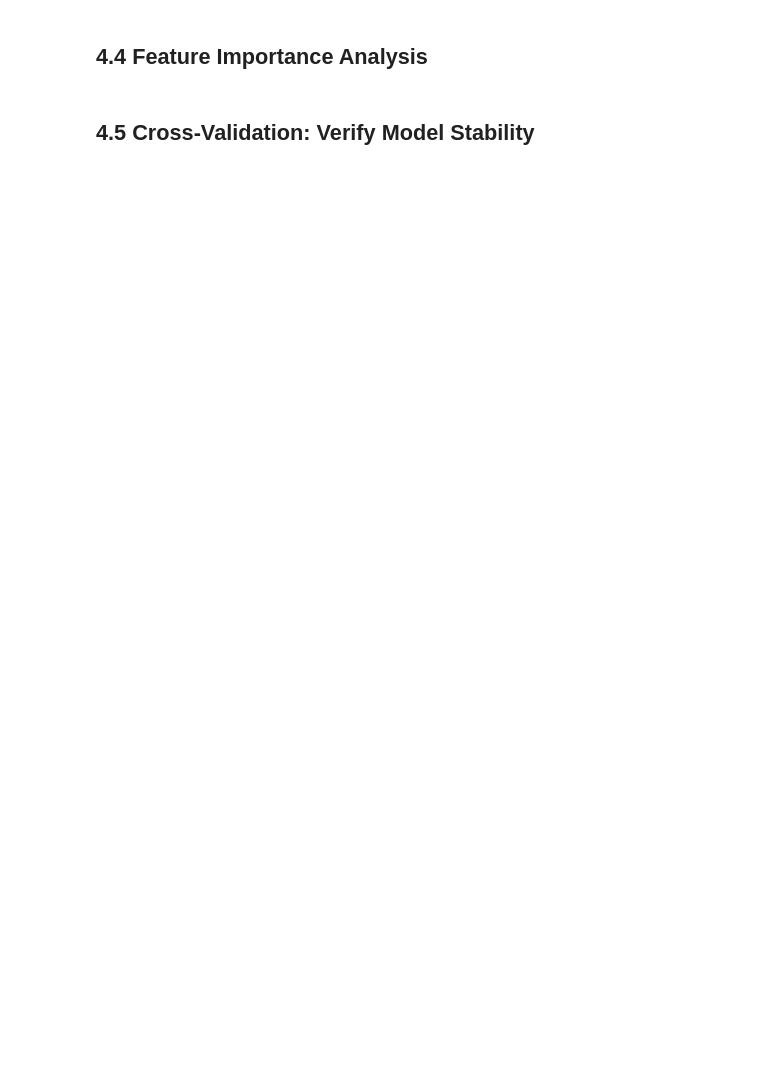
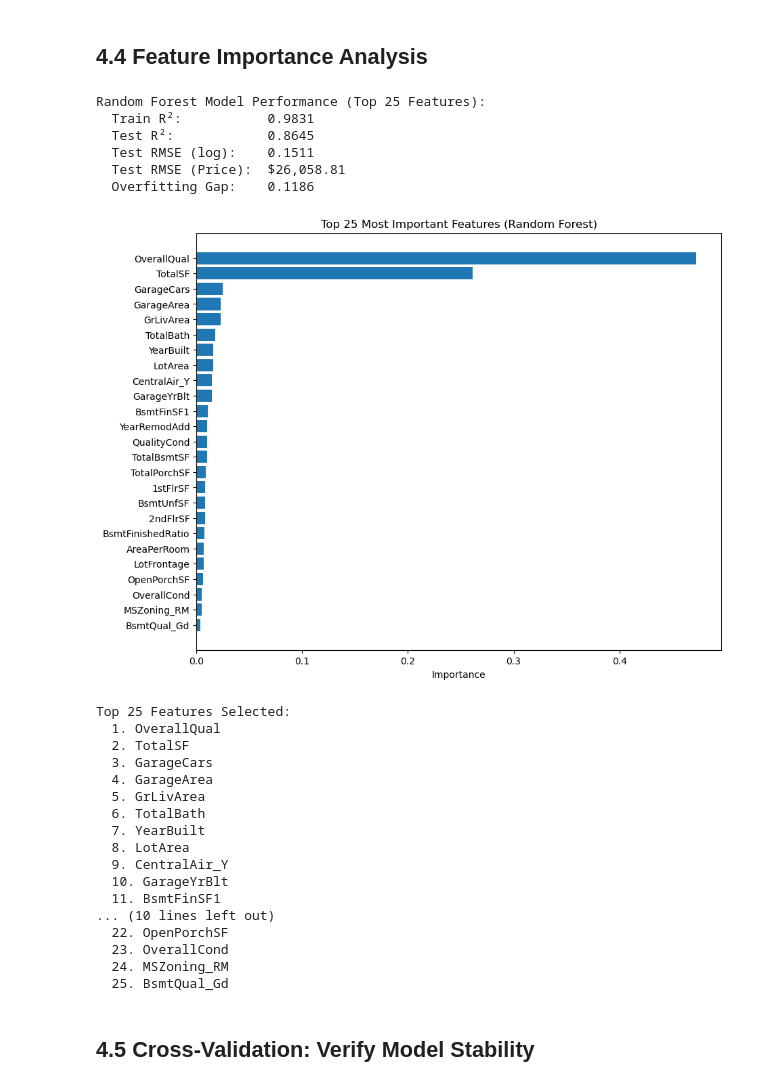
Before and after one commit to 1213dsas/MLDP-Project3, a Jupyter notebook: MLDP Program Codes Submission Template.ipynb, the cells around one changed output. Saved outputs shown, nothing was run; the diff lists cells and outputs as text; code cells hidden in the pictures; blank space fills up the shorter version.

Commit message:
Final Model Performance

```diff
--- a/MLDP Program Codes Submission Template.ipynb
+++ b/MLDP Program Codes Submission Template.ipynb
@@ -1289,8 +1308,8 @@ rf_model.fit(X_train, y_train)
 y_pred_train_rf = rf_model.predict(X_train)
 y_pred_test_rf = rf_model.predict(X_test)
 
-train_r2_rf = r2_score(y_train, y_pred_train_rf)
-test_r2_rf = r2_score(y_test, y_pred_test_rf)
+train_rf = r2_score(y_train, y_pred_train_rf)
+test_rf = r2_score(y_test, y_pred_test_rf)
 
 test_rmse_price_rf = np.sqrt(
     mean_squared_error(
@@ -1299,42 +1318,61 @@ test_rmse_price_rf = np.sqrt(
     )
 )
 test_rmse_log_rf = np.sqrt(
     mean_squared_error(y_test, y_pred_test_rf)
 )
 print(f"\nRandom Forest Model Performance (Top 25 Features):")
-print(f"  Train R²:           {train_r2_rf:.4f}")
-print(f"  Test R²:            {test_r2_rf:.4f}")
+print(f"  Train R²:           {train_rf:.4f}")
+print(f"  Test R²:            {test_rf:.4f}")
 print(f"  Test RMSE (log):    {test_rmse_log_rf:.4f}")
 print(f"  Test RMSE (Price):  ${test_rmse_price_rf:,.2f}")
-print(f"  Overfitting Gap:    {train_r2_rf - test_r2_rf:.4f}")
+print(f"  Overfitting Gap:    {train_rf - test_rf:.4f}")
 
 feature_importance = pd.DataFrame({
     'feature': X_train.columns,
     'importance': rf_model.feature_importances_
 }).sort_values('importance', ascending=False)
 
 plt.figure(figsize=(10, 8))
 plt.barh(feature_importance.head(25)['feature'],
          feature_importance.head(25)['importance'])
 plt.xlabel('Importance')
 plt.title('Top 25 Most Important Features (Random Forest)')
 plt.gca().invert_yaxis()
 plt.show()
 
 # Select top 25 features
 top_25_features = feature_importance.head(25)['feature'].tolist()
 print(f"\nTop 25 Features Selected:")
 for i, feat in enumerate(top_25_features, 1):
     print(f"  {i}. {feat}")
 
-# Update X_train and X_test to use only top 25 features
 X_train = X_train[top_25_features].copy()
 X_test = X_test[top_25_features].copy()
-
-print(f"\nFeature Selection Complete:")
-print(f"  X_train shape: {X_train.shape}")
-print(f"  X_test shape:  {X_test.shape}")
-print(f"\nX_train and X_test now contain only the top 25 features.")
+# %% [output]
+Random Forest Model Performance (Top 25 Features):
+  Train R²:           0.9831
+  Test R²:            0.8645
+  Test RMSE (log):    0.1511
+  Test RMSE (Price):  $26,058.81
+  Overfitting Gap:    0.1186
+[figure, added]
+Top 25 Features Selected:
+  1. OverallQual
+  2. TotalSF
+  3. GarageCars
+  4. GarageArea
+  5. GrLivArea
+  6. TotalBath
+  7. YearBuilt
+  8. LotArea
+  9. CentralAir_Y
+  10. GarageYrBlt
+  11. BsmtFinSF1
+... (10 lines left out)
+  22. OpenPorchSF
+  23. OverallCond
+  24. MSZoning_RM
+  25. BsmtQual_Gd
 # %% [markdown]
 ## 4.5 Cross-Validation: Verify Model Stability
 # %%
```
Also changed, not shown: parts of 12 cells of this notebook.
